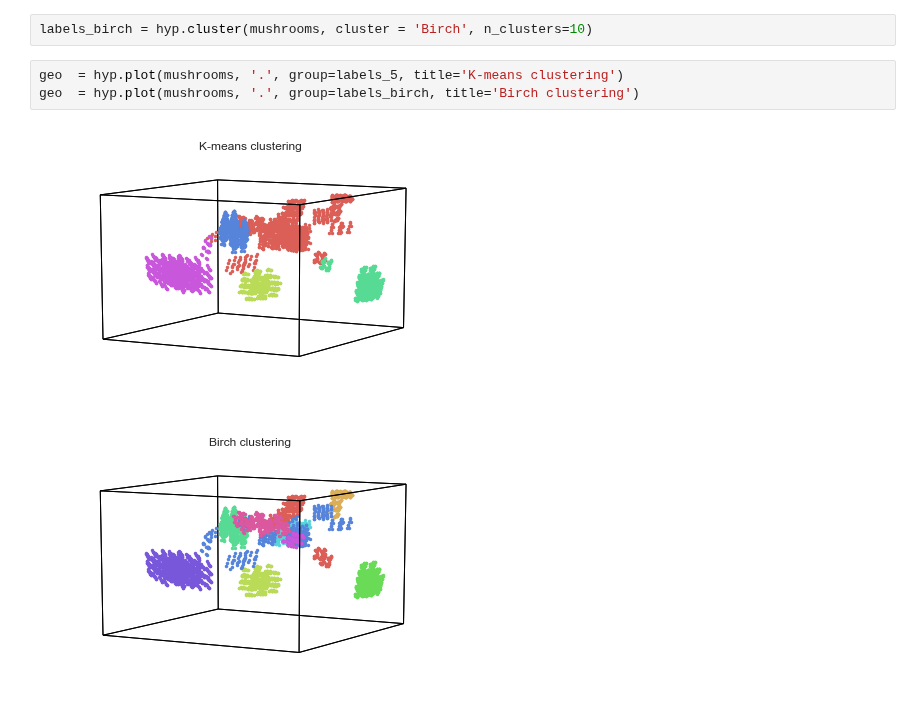
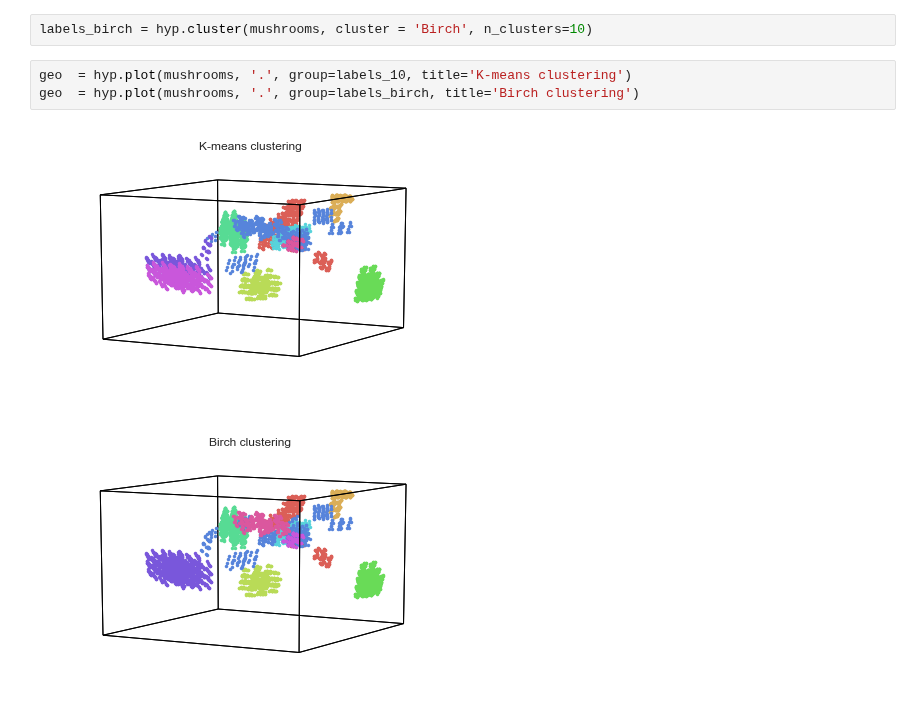
Before and after one commit to ContextLab/hypertools, a Jupyter notebook: docs/tutorials/cluster.ipynb, the cells around one changed output. Saved outputs shown, nothing was run; the diff lists cells and outputs as text.

```diff
--- a/docs/tutorials/cluster.ipynb
+++ b/docs/tutorials/cluster.ipynb
@@ -55,8 +62,8 @@ You may prefer to use a clustering model other than K-Means. To do so, simply pa
 # %%
 labels_birch = hyp.cluster(mushrooms, cluster = 'Birch', n_clusters=10)
 # %%
-geo  = hyp.plot(mushrooms, '.', group=labels_5, title='K-means clustering')
+geo  = hyp.plot(mushrooms, '.', group=labels_10, title='K-means clustering')
 geo  = hyp.plot(mushrooms, '.', group=labels_birch, title='Birch clustering')
 # %% [output]
-[figure, old version]
+[figure, new version]
 [figure]
```
Also changed, not shown: parts of 6 cells of this notebook, 5 other files.
